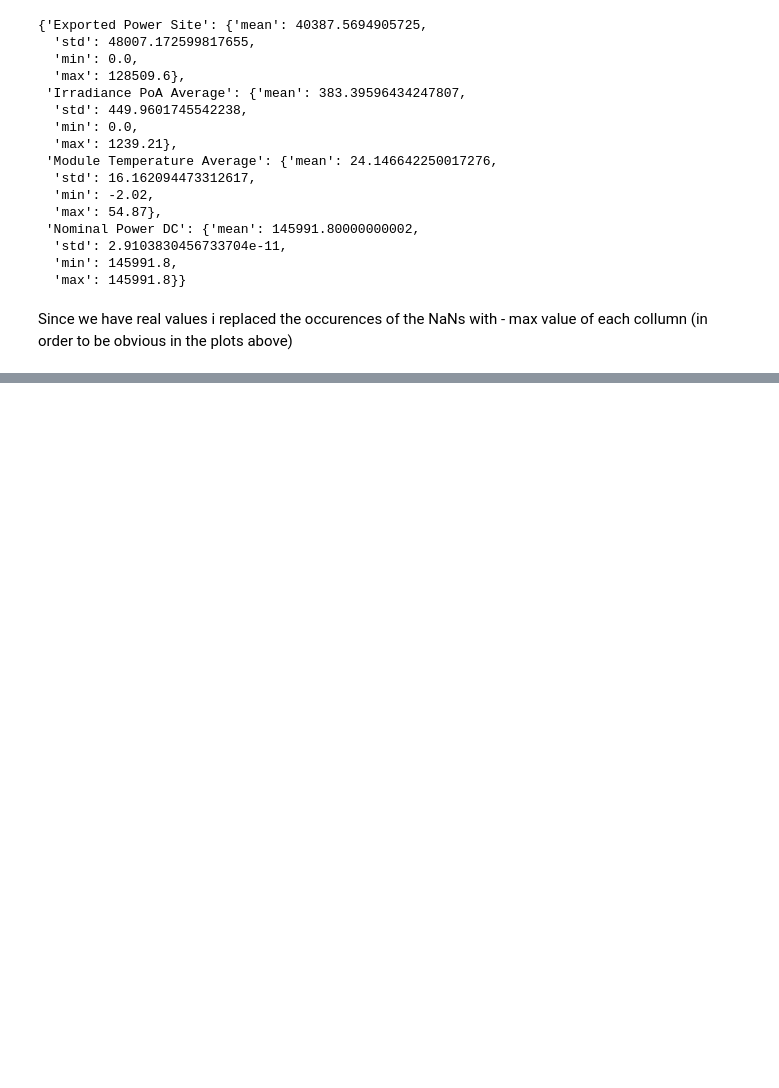
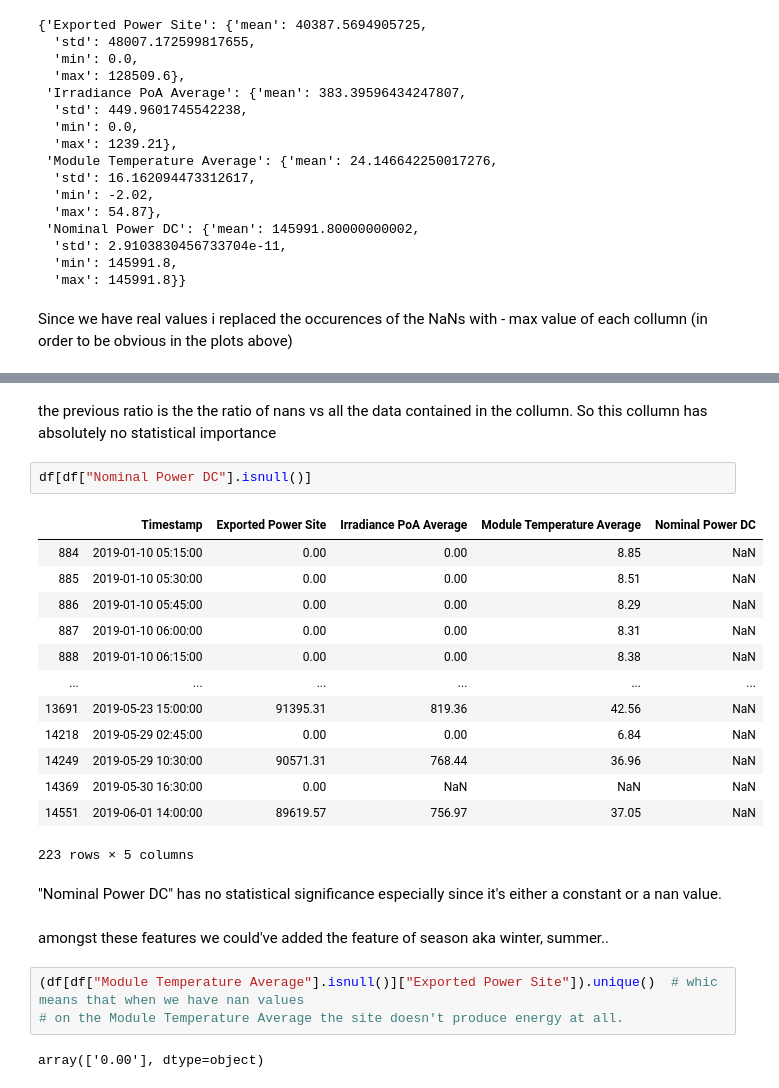
Before and after one commit to dimitrisl/PowerSeries, a Jupyter notebook: Power_ML.ipynb, the cells around one changed output, grey strips where cells are left out. Cells and saved outputs as stored; diff of their text form; blank space fills up the shorter version.

```diff
--- a/Power_ML.ipynb
+++ b/Power_ML.ipynb
@@ -77,0 +153,28 @@ Since we have real values i replaced the occurences of the NaNs with - max value
+# %% [markdown]
+the previous ratio is the the ratio of nans vs all the data contained in the collumn.
+So this collumn has absolutely no statistical importance
+# %%
+df[df["Nominal Power DC"].isnull()]
+# %% [output]
+|  | Timestamp | Exported Power Site | Irradiance PoA Average | Module Temperature Average | Nominal Power DC |
+| 884 | 2019-01-10 05:15:00 | 0.00 | 0.00 | 8.85 | NaN |
+| 885 | 2019-01-10 05:30:00 | 0.00 | 0.00 | 8.51 | NaN |
+| 886 | 2019-01-10 05:45:00 | 0.00 | 0.00 | 8.29 | NaN |
+| 887 | 2019-01-10 06:00:00 | 0.00 | 0.00 | 8.31 | NaN |
+| 888 | 2019-01-10 06:15:00 | 0.00 | 0.00 | 8.38 | NaN |
+| ... | ... | ... | ... | ... | ... |
+| 13691 | 2019-05-23 15:00:00 | 91395.31 | 819.36 | 42.56 | NaN |
+| 14218 | 2019-05-29 02:45:00 | 0.00 | 0.00 | 6.84 | NaN |
+| 14249 | 2019-05-29 10:30:00 | 90571.31 | 768.44 | 36.96 | NaN |
+| 14369 | 2019-05-30 16:30:00 | 0.00 | NaN | NaN | NaN |
+| 14551 | 2019-06-01 14:00:00 | 89619.57 | 756.97 | 37.05 | NaN |
+223 rows × 5 columns
+# %% [markdown]
+"Nominal Power DC" has no statistical significance especially since it's either a constant or a nan value.
+# %% [markdown]
+amongst these features we could've added the feature of season aka winter, summer..
+# %%
+(df[df["Module Temperature Average"].isnull()]["Exported Power Site"]).unique()  # whic means that when we have nan values
+# on the Module Temperature Average the site doesn't produce energy at all.
+# %% [output]
+array(['0.00'], dtype=object)
```
Also changed, not shown: parts of 27 cells of this notebook.
